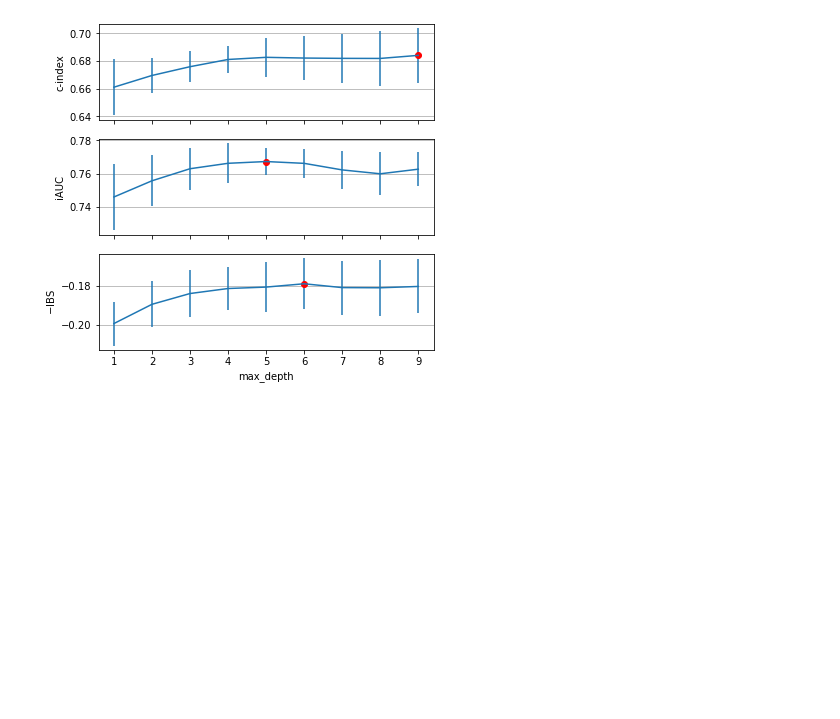
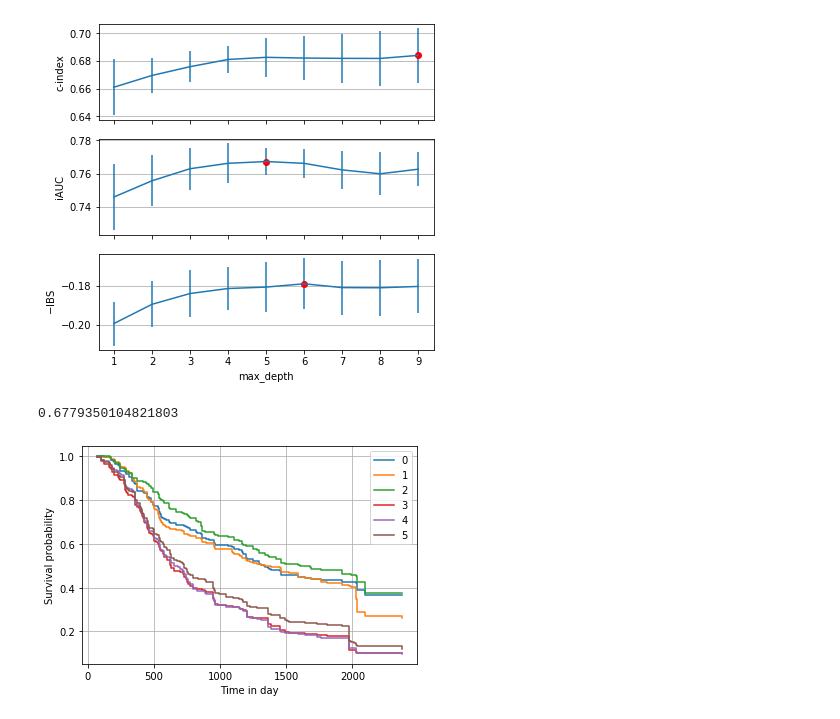
Before and after one commit to hmzhan/disaster_tweets, a Jupyter notebook: notebooks/grid-search.ipynb, the cells around one changed output. Drawn from its saved outputs; the diff is of its cells as text; code cells hidden in the pictures; blank space fills up the shorter version.

Commit message:
add rsf model and survival+chf plots

```diff
--- a/notebooks/grid-search.ipynb
+++ b/notebooks/grid-search.ipynb
@@ -11,3 +11,11 @@ model.run_cv()
 model.plot_results()
 # %% [output]
 [figure]
+# %%
+model.rsf_model()
+# %% [output]
+0.6779350104821803
+# %%
+model.plot_survival()
+# %% [output]
+[figure, added]
```
Also changed, not shown: parts of 2 cells of this notebook, 1 other file.
